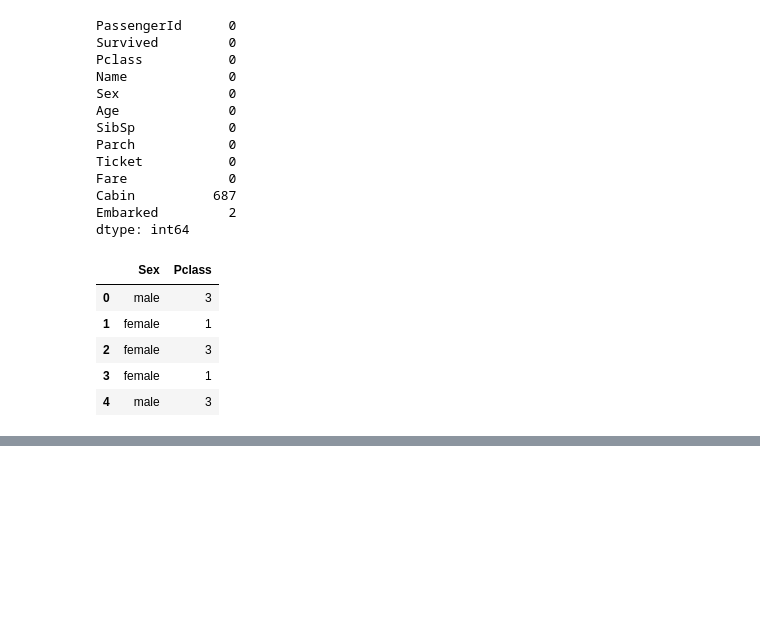
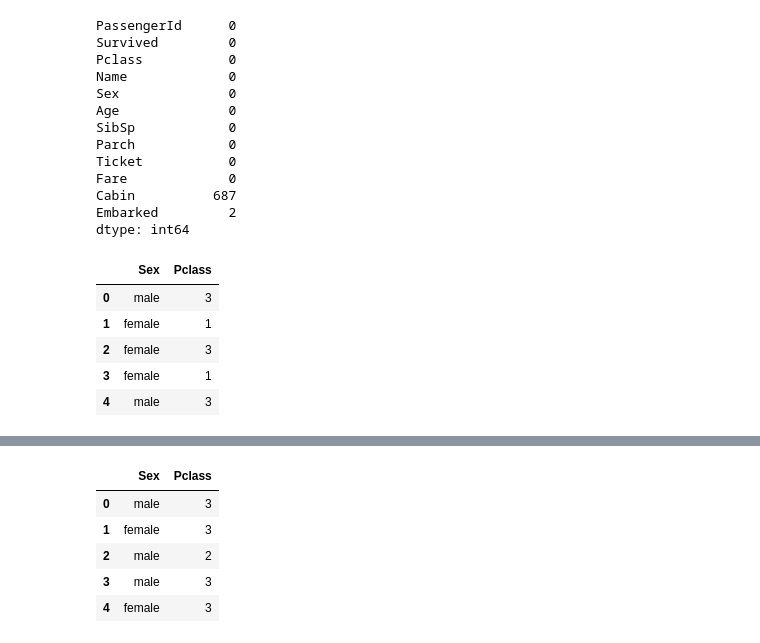
Before and after one commit to marioskaraiskos/titanic-challenge, a Jupyter notebook: titanic1.ipynb, the cells around one changed output, grey strips where cells are left out. Drawn from its saved outputs; the diff is of its cells as text; code cells hidden in the pictures; blank space fills up the shorter version.

```diff
--- a/titanic1.ipynb
+++ b/titanic1.ipynb
@@ -115,0 +152,9 @@ train_X = pd.get_dummies(train_X, columns=['Sex'])
+# %%
+test_X.head()
+# %% [output]
+|  | Sex | Pclass |
+| 0 | male | 3 |
+| 1 | female | 3 |
+| 2 | male | 2 |
+| 3 | male | 3 |
+| 4 | female | 3 |
```
Also changed, not shown: parts of 13 cells of this notebook.
